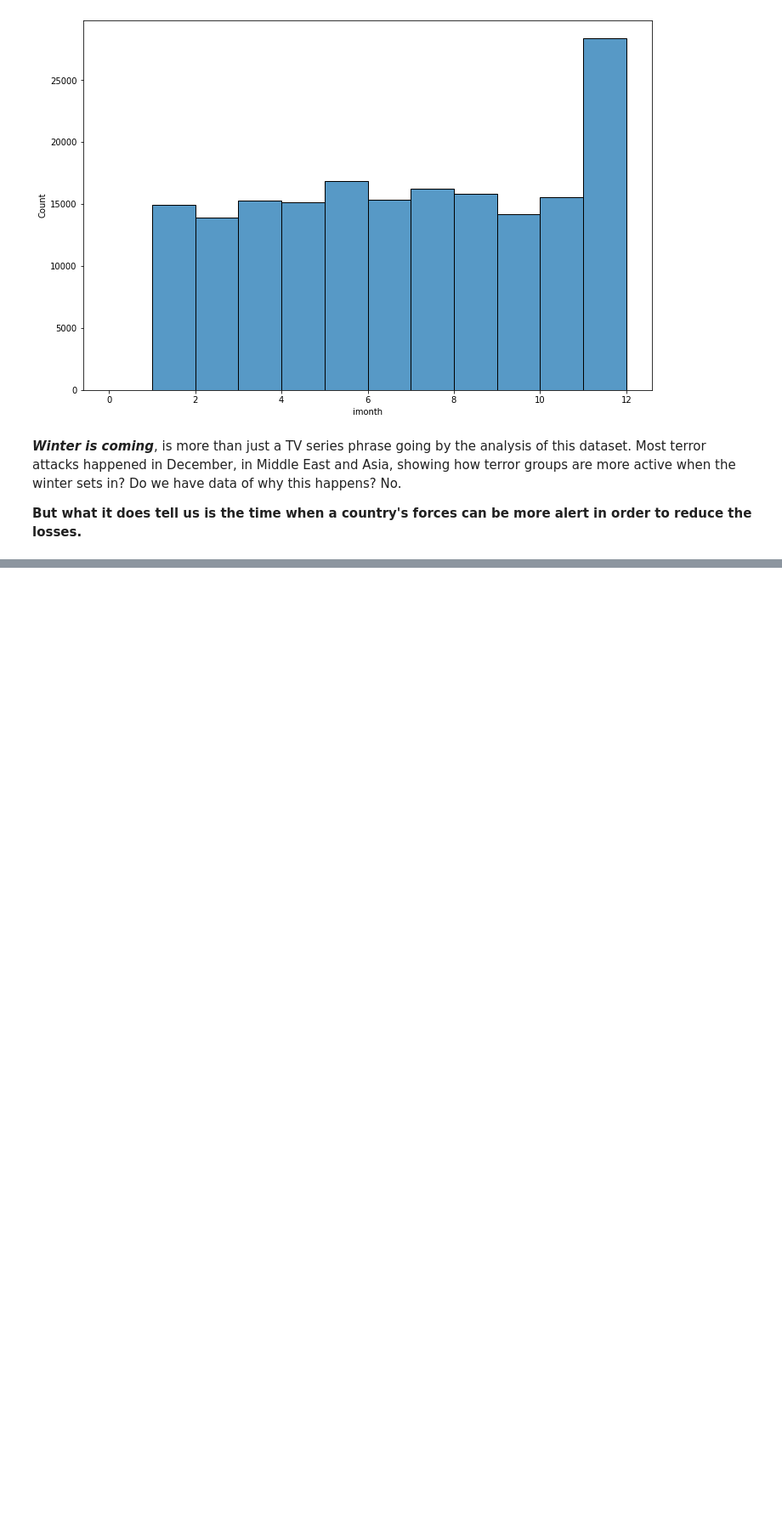
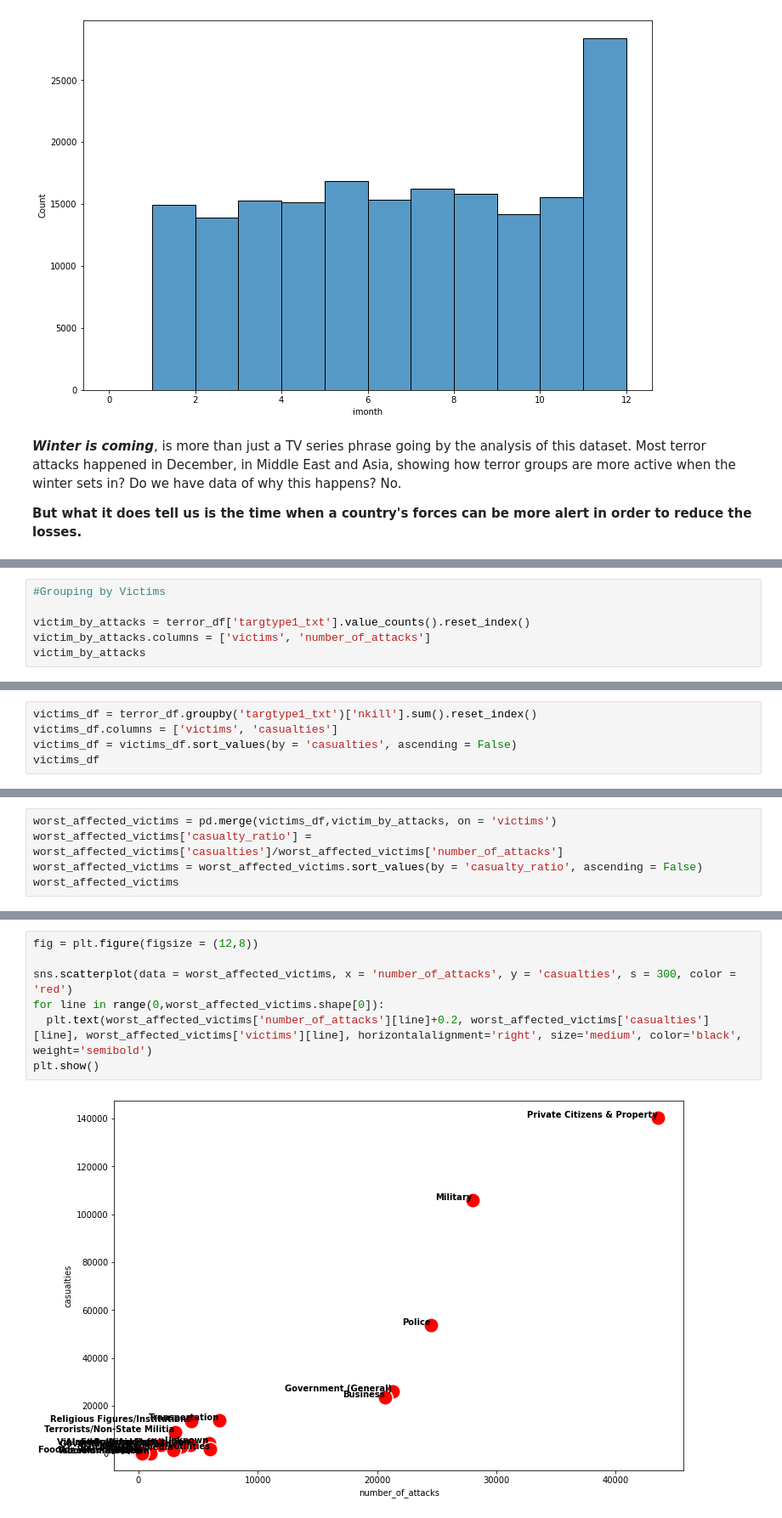
Before and after one commit to coder-harshil/global-terrorism-analysis, a Jupyter notebook: Capstone_Project_EDA_Global_Terrorism_Analysis.ipynb, the cells around one changed output, grey strips where cells are left out. Shown at 85% size. Cells and saved outputs as stored; diff of their text form; blank space fills up the shorter version.

```diff
--- a/Capstone_Project_EDA_Global_Terrorism_Analysis.ipynb
+++ b/Capstone_Project_EDA_Global_Terrorism_Analysis.ipynb
@@ -205,0 +376,6 @@ sns.histplot(terror_df, x = 'imonth', bins = 12)
+# %%
+#Grouping by Victims
+
+victim_by_attacks = terror_df['targtype1_txt'].value_counts().reset_index()
+victim_by_attacks.columns = ['victims', 'number_of_attacks']
+victim_by_attacks
@@ -205,0 +400,5 @@ sns.histplot(terror_df, x = 'imonth', bins = 12)
+# %%
+victims_df = terror_df.groupby('targtype1_txt')['nkill'].sum().reset_index()
+victims_df.columns = ['victims', 'casualties']
+victims_df = victims_df.sort_values(by = 'casualties', ascending = False)
+victims_df
@@ -205,0 +423,5 @@ sns.histplot(terror_df, x = 'imonth', bins = 12)
+# %%
+worst_affected_victims = pd.merge(victims_df,victim_by_attacks, on = 'victims')
+worst_affected_victims['casualty_ratio'] = worst_affected_victims['casualties']/worst_affected_victims['number_of_attacks']
+worst_affected_victims = worst_affected_victims.sort_values(by = 'casualty_ratio', ascending = False)
+worst_affected_victims
@@ -205,0 +446,9 @@ sns.histplot(terror_df, x = 'imonth', bins = 12)
+# %%
+fig = plt.figure(figsize = (12,8))
+
+sns.scatterplot(data = worst_affected_victims, x = 'number_of_attacks', y = 'casualties', s = 300, color = 'red')
+for line in range(0,worst_affected_victims.shape[0]):
+  plt.text(worst_affected_victims['number_of_attacks'][line]+0.2, worst_affected_victims['casualties'][line], worst_affected_victims['victims'][line], horizontalalignment='right', size='medium', color='black', weight='semibold')
+plt.show()
+# %% [output]
+[figure, added]
```
Also changed, not shown: parts of 27 cells of this notebook.
